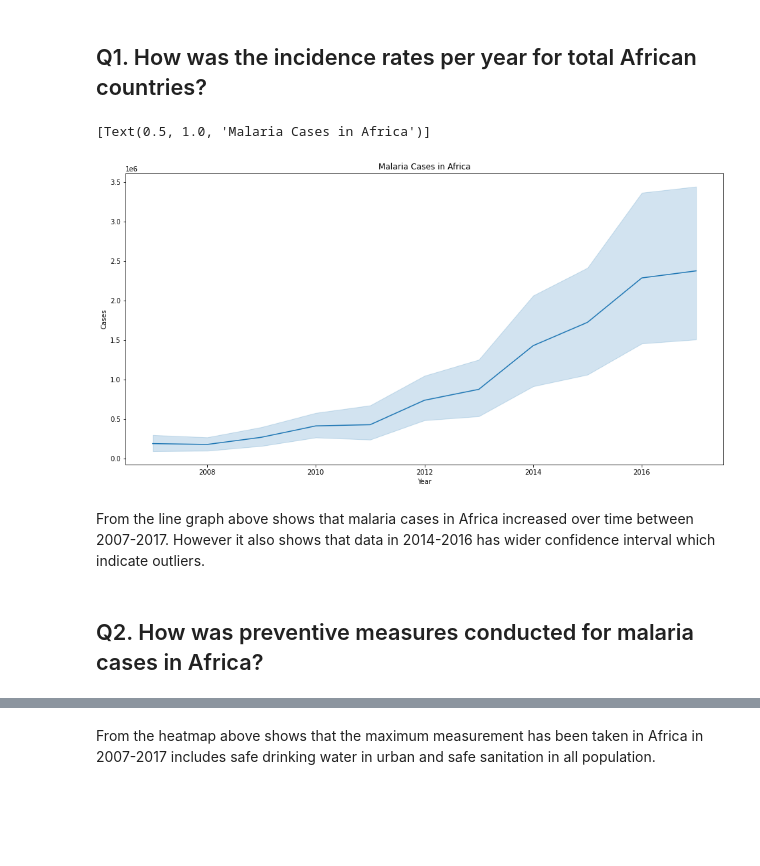
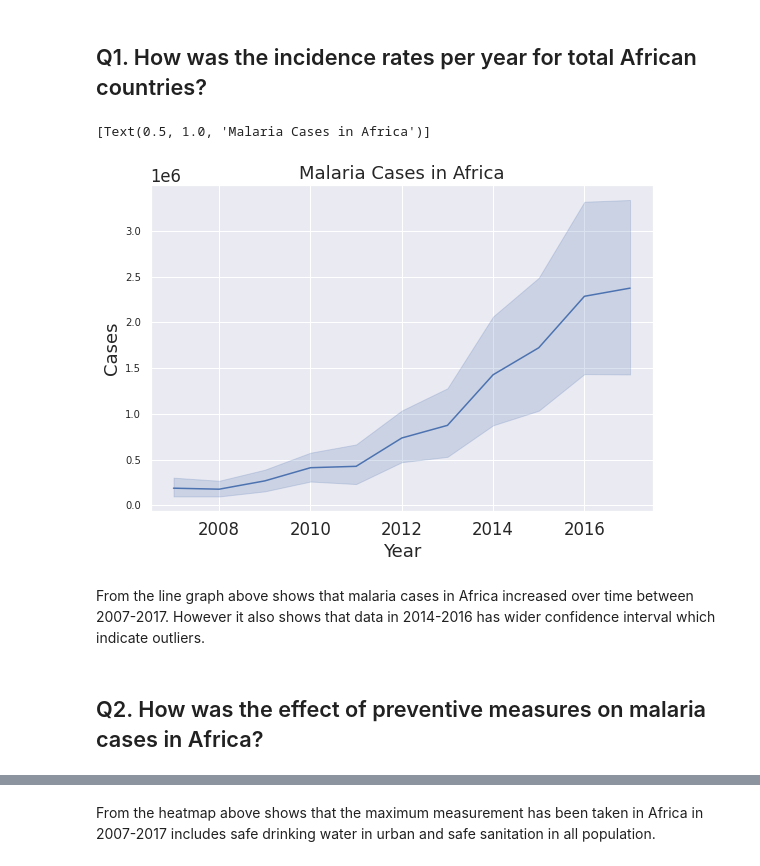
Before and after one commit to ayudewi/kaggle, a Jupyter notebook: malaria-in-africa-2007-2017.ipynb, the cells around one changed output, grey strips where cells are left out. Saved outputs shown, nothing was run; the diff lists cells and outputs as text; code cells hidden in the pictures; blank space fills up the shorter version.

Commit message:
Kaggle Notebook | Malaria in Africa 2007-2017 | Version 6

```diff
--- a/malaria-in-africa-2007-2017.ipynb
+++ b/malaria-in-africa-2007-2017.ipynb
@@ -194,7 +196,8 @@ min      0.000000e+00
 max      1.682113e+07
 Name: Cases, dtype: float64
 # %%
-plt.figure(figsize=(16,8))
+sns.set(font_scale = 1.5)
+plt.figure(figsize=(9,6))
 sns.boxplot(x='Year', y='Cases', data=df).set(title='Malaria cases in Africa')
 # %% [output]
 [Text(0.5, 1.0, 'Malaria cases in Africa')]
@@ -215,7 +218,8 @@ min        0.000000
 max      585.540000
 Name: Incidence rates, dtype: float64
 # %%
-plt.figure(figsize=(16,8))
+sns.set(font_scale = 1.5)
+plt.figure(figsize=(9,6))
 sns.boxplot(x='Year', y='Incidence rates', data=df).set(title='Malaria incidence rates in Africa')
 # %% [output]
 [Text(0.5, 1.0, 'Malaria incidence rates in Africa')]
@@ -276,17 +280,18 @@ dtype: object
 # %% [markdown]
 ## Q1. How was the incidence rates per year for total African countries?
 # %%
-plt.figure(figsize=(16,8))
+sns.set(font_scale = 1.5)
+plt.figure(figsize=(9,6))
 plt.yticks(fontsize=10)
 
 sns.lineplot(x='Year', y='Cases', data=df).set(title='Malaria Cases in Africa')
 # %% [output]
 [Text(0.5, 1.0, 'Malaria Cases in Africa')]
-[figure, old version]
+[figure, new version]
 # %% [markdown]
 From the line graph above shows that malaria cases in Africa increased over time between 2007-2017. However it also shows that data in 2014-2016 has wider confidence interval which indicate outliers.
 # %% [markdown]
-## Q2. How was preventive measures conducted for malaria cases in Africa?
+## Q2. How was the effect of preventive measures on malaria cases in Africa?
 # %%
 # Create a dataset2
 df2 = pd.DataFrame(np.random.random((6,6)), columns=["% Safe DW all","% Safe DW rural","% Safe DW urban", "% Safe sanitation all", "% Safe sanitation rural", "Safe sanitation urban"])
```
Also changed, not shown: parts of 8 cells of this notebook.
